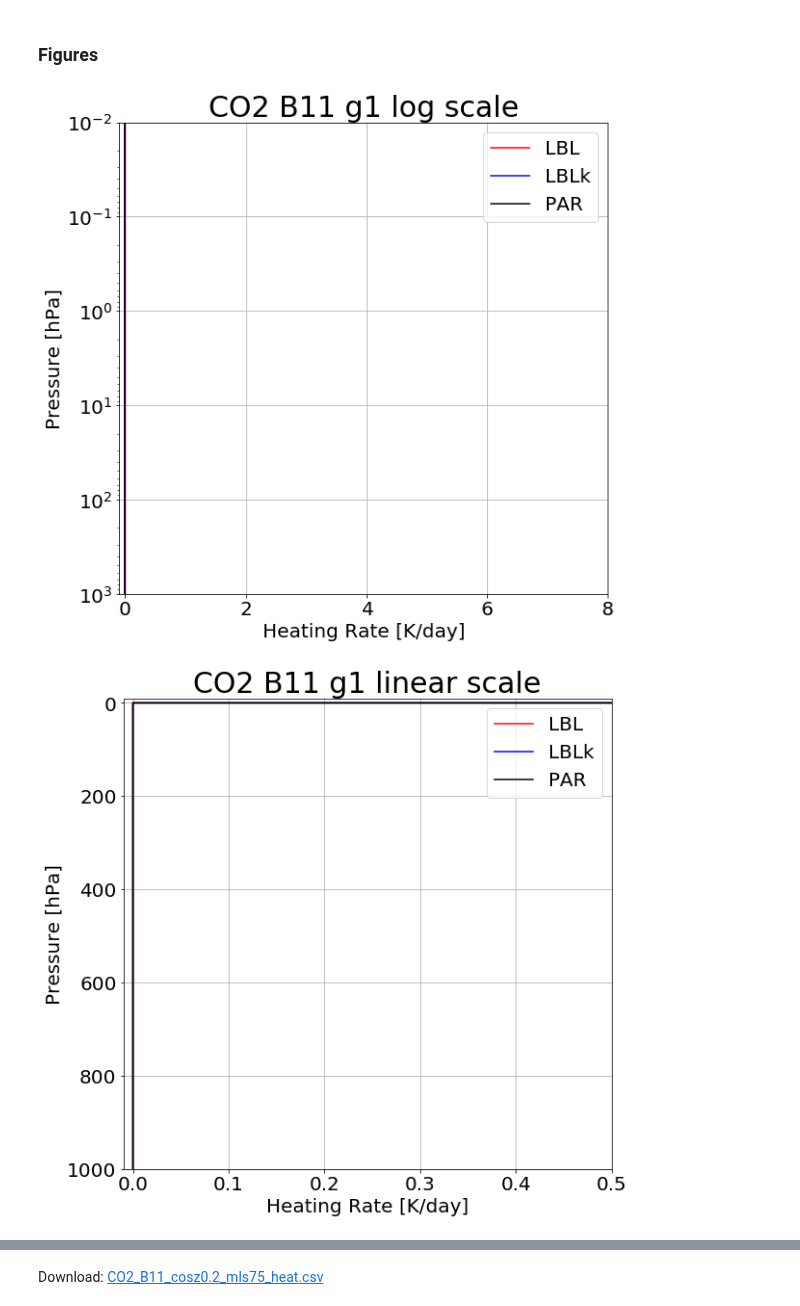
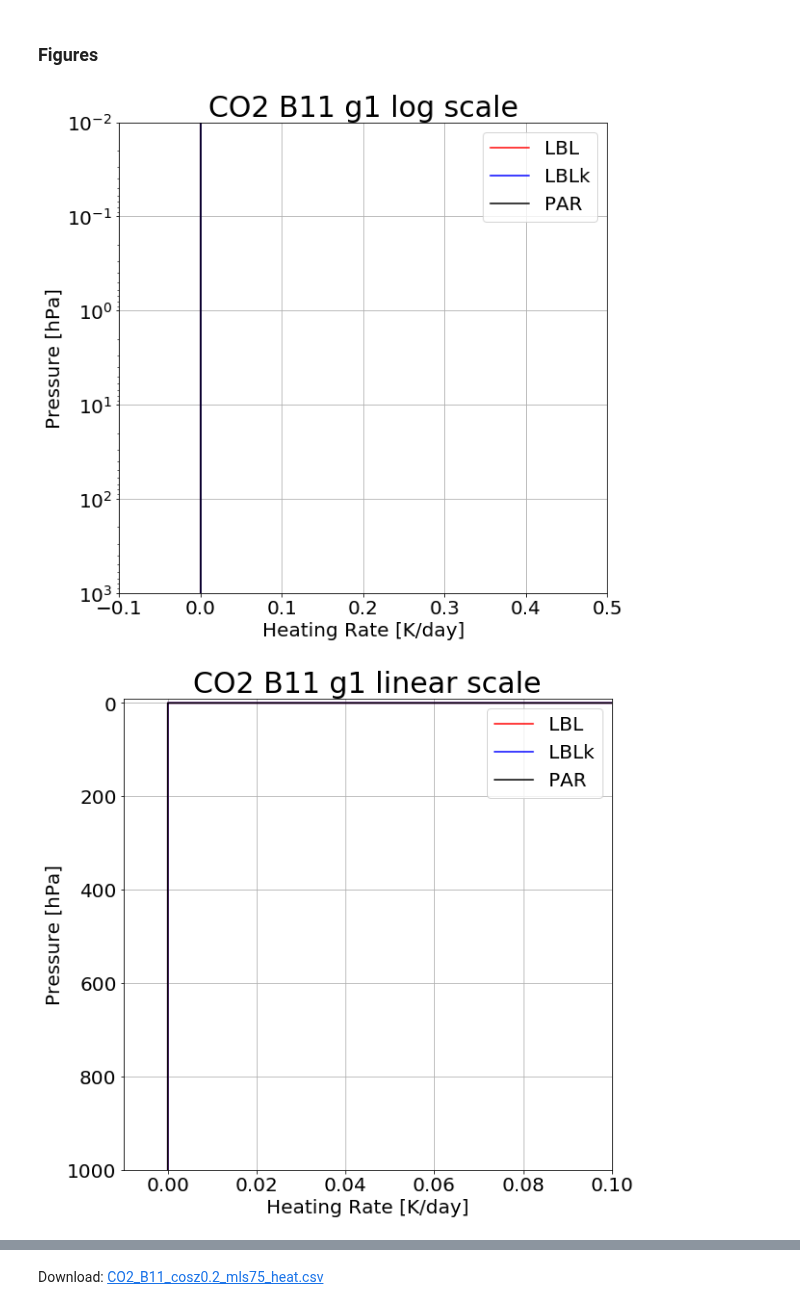
Before and after one commit to kimbuyo/Radiation_SW, a Jupyter notebook: Param/CO2/B11/190213_Result/CO2x1/CO2_B11_cosz0.2_mls75_result.ipynb, the cells around one changed output, grey strips where cells are left out. Saved outputs shown, nothing was run; the diff lists cells and outputs as text; code cells hidden in the pictures.

```diff
--- a/Param/CO2/B11/190213_Result/CO2x1/CO2_B11_cosz0.2_mls75_result.ipynb
+++ b/Param/CO2/B11/190213_Result/CO2x1/CO2_B11_cosz0.2_mls75_result.ipynb
@@ -73,33 +73,33 @@ Download: CO2_B11_cosz0.2_mls75_flux.csv
 # %%
 htr = pd.read_table(path+'new_ng10_all.htr',header=None,sep="\s+",keep_default_na=False,
                     names=['hPa','LBL_g1','LBLk_g1','PAR_g1','LBL_g2','LBLk_g2','PAR_g2','LBL_g3','LBLk_g3','PAR_g3',
                           'LBL_g4','LBLk_g4','PAR_g4','LBL_g5','LBLk_g5','PAR_g5','LBL_g6','LBLk_g6','PAR_g6',
                           'LBL_g7','LBLk_g7','PAR_g7','LBL_g8','LBLk_g8','PAR_g8',
                           'LBL_g9','LBLk_g9','PAR_g9','LBL_g10','LBLk_g10','PAR_g10',
                           'LBL_tot','LBLk_tot','PAR_tot','LBLk - LBL','PAR - LBL'])
 
 params = {'figure.figsize': (20,9),'legend.fontsize': 20,'axes.labelsize': 20,'axes.titlesize': 30,'xtick.labelsize': 20,'ytick.labelsize': 20}
 plt.rcParams.update(params)
 
-max1 = 8
-max2 = 0.5
+max1 = 0.5
+max2 = 0.1
 
 # log scale
 plt.subplot(1,2,1)
 plt.axis([-0.1,max1,1000,0.01])
 plt.grid()
 plt.title('CO2 B11 g1 log scale')
 plt.ylabel('Pressure [hPa]')
 plt.xlabel('Heating Rate [K/day]')
 plt.yscale('log')
 plt.plot(htr['LBL_g1'],htr['hPa'],label='LBL',color='red')
 plt.plot(htr['LBLk_g1'],htr['hPa'],label='LBLk',color='blue')
 plt.plot(htr['PAR_g1'],htr['hPa'],label='PAR',color='black')
 plt.legend()
 
 plt.show()
 # %% [output]
-[figure, old version]
+[figure, new version]
 # %%
 # linear scale
 plt.subplot(1,2,2)
@@ -115,7 +115,7 @@ plt.legend()
 
 plt.show()
 # %% [output]
-[figure, old version]
+[figure, new version]
 # %%
 # log scale
 plt.subplot(1,2,1)
```
Also changed, not shown: parts of 20 cells of this notebook.
